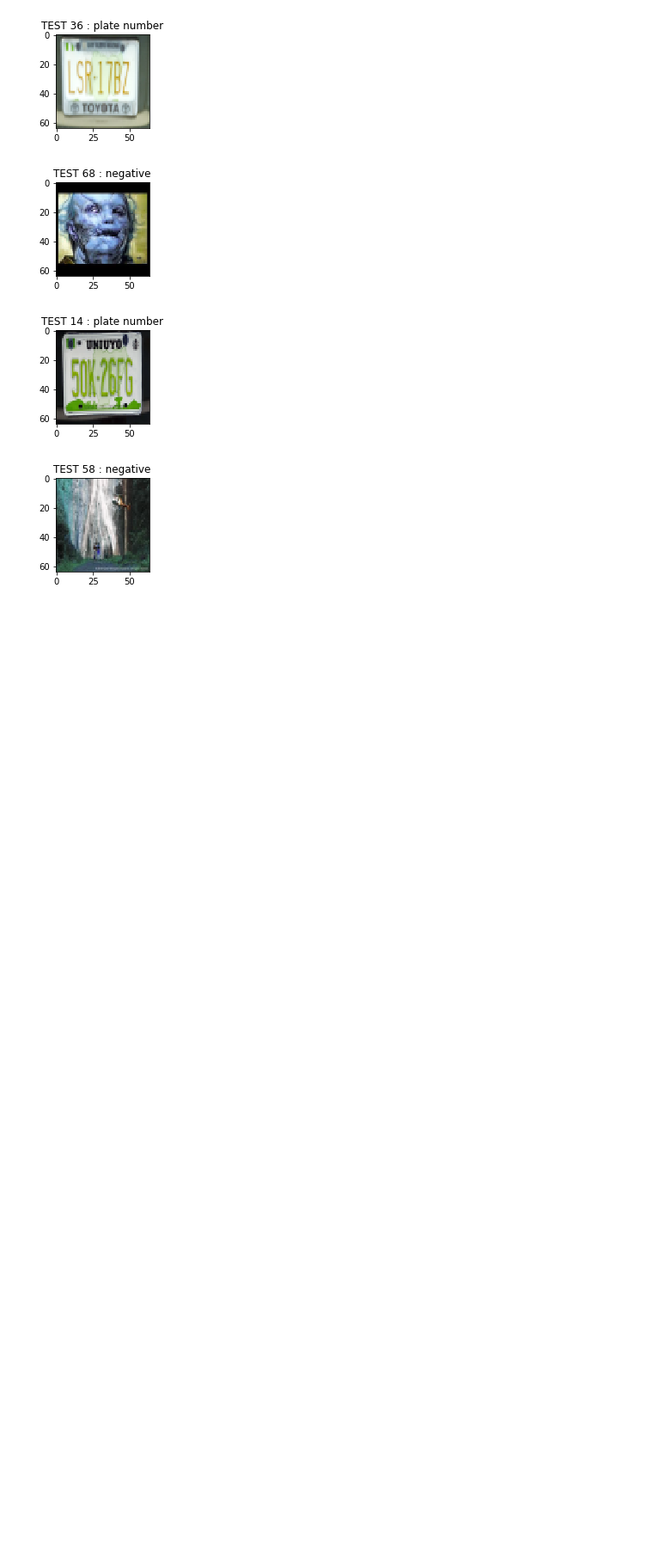
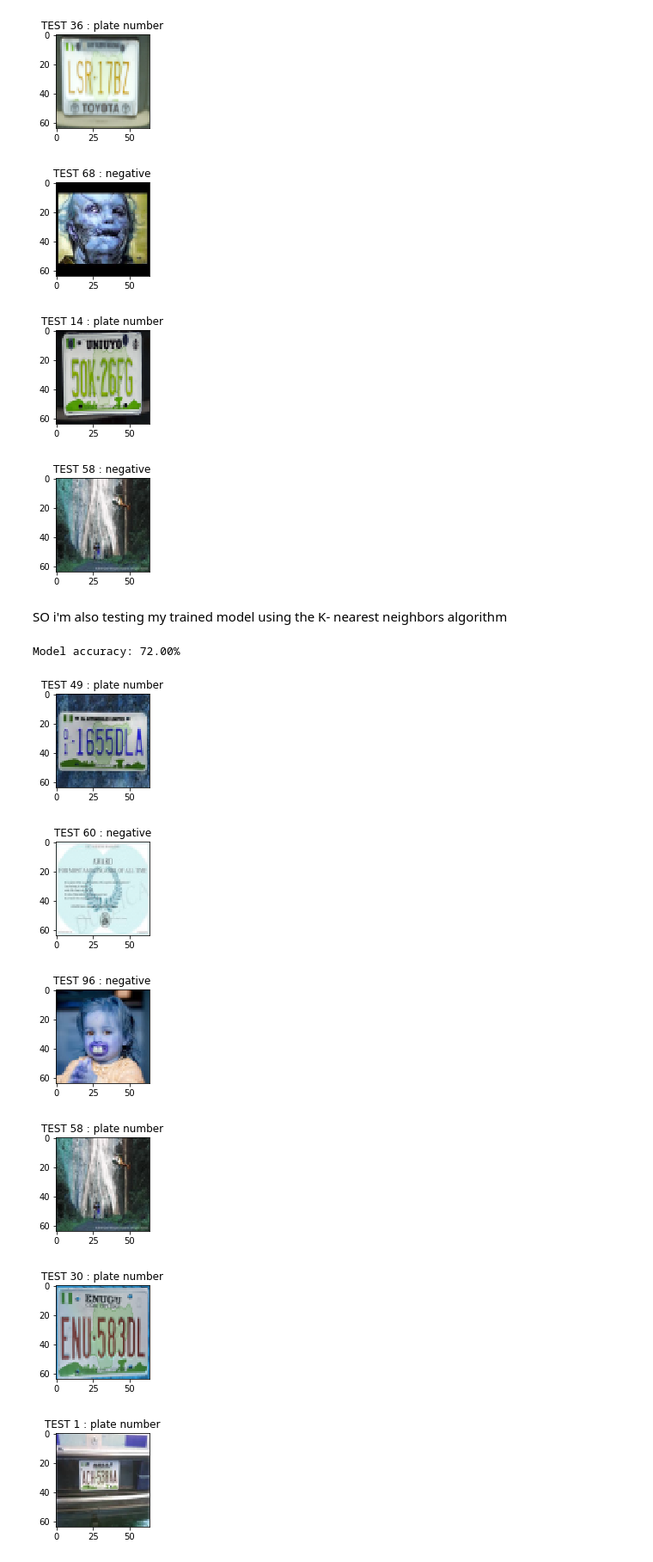
Before and after one commit to hngi/Plate-Number-Classification, a Jupyter notebook: my_classifiers_task_.ipynb, the cells around one changed output. Shown at 86% size. Cells and saved outputs as stored; diff of their text form; code cells hidden in the pictures; blank space fills up the shorter version.

```diff
--- a/my_classifiers_task_.ipynb
+++ b/my_classifiers_task_.ipynb
@@ -129,3 +147,27 @@ for i in np.random.randint(0, len(X_img_lr), 5) :
 [figure]
 [figure]
 [figure]
+# %% [markdown]
+SO i'm also testing my trained model using the K- nearest neighbors algorithm
+# %%
+from sklearn.neighbors import KNeighborsClassifier
+
+knn = KNeighborsClassifier()
+
+knn.fit(X_img_lr, y_img_lr)
+
+print("Model accuracy: {:.2f}%".format(knn.score(X_img_lr, y_img_lr)*100))
+# %% [output]
+Model accuracy: 72.00%
+# %%
+X_img_lr, y_img_lr = X_img.T, y_img.T
+
+for i in np.random.randint(0, len(X_img_lr), 6) :
+    show_image_prediction(X_img_lr, i, knn)
+# %% [output]
+[figure, added]
+[figure, added]
+[figure, added]
+[figure, added]
+[figure, added]
+[figure, added]
```
Also changed, not shown: parts of 11 cells of this notebook.
